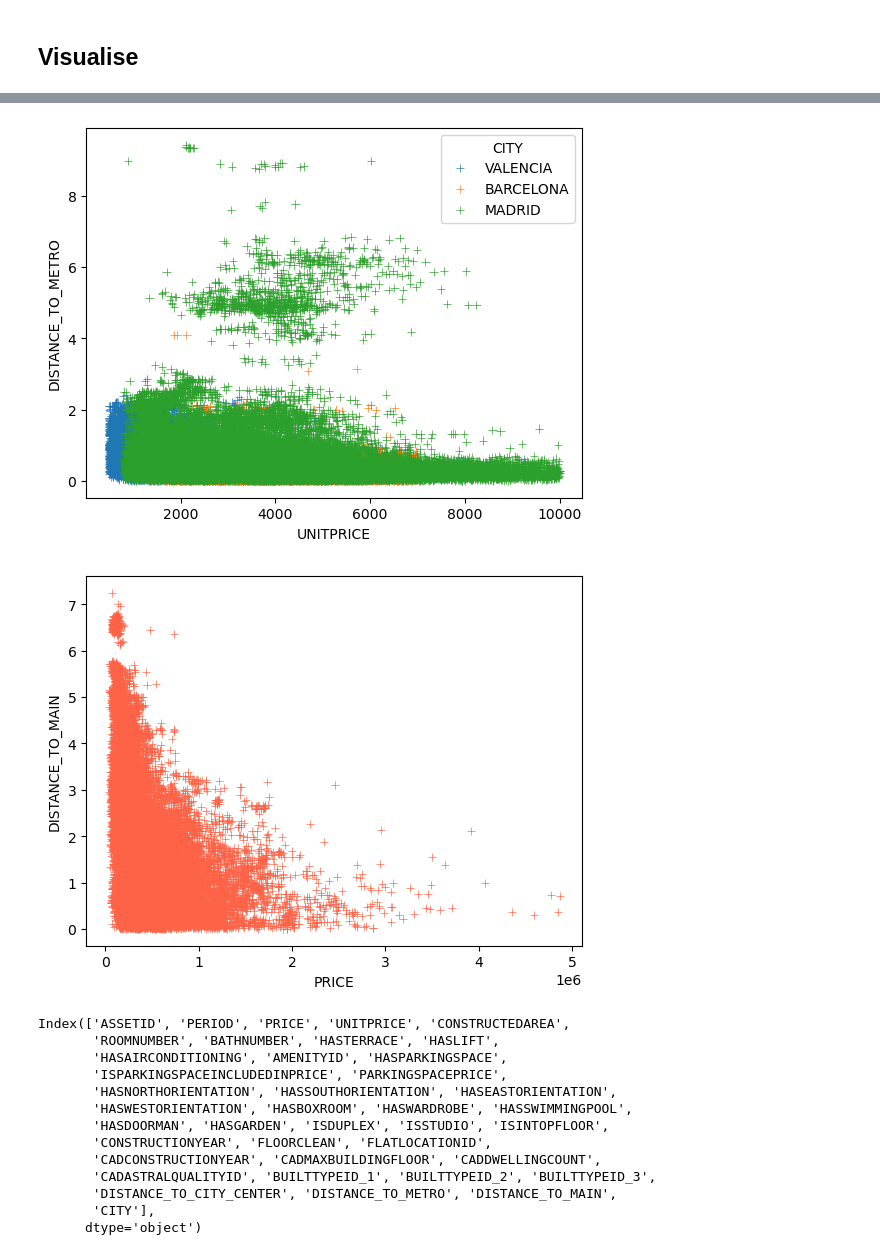
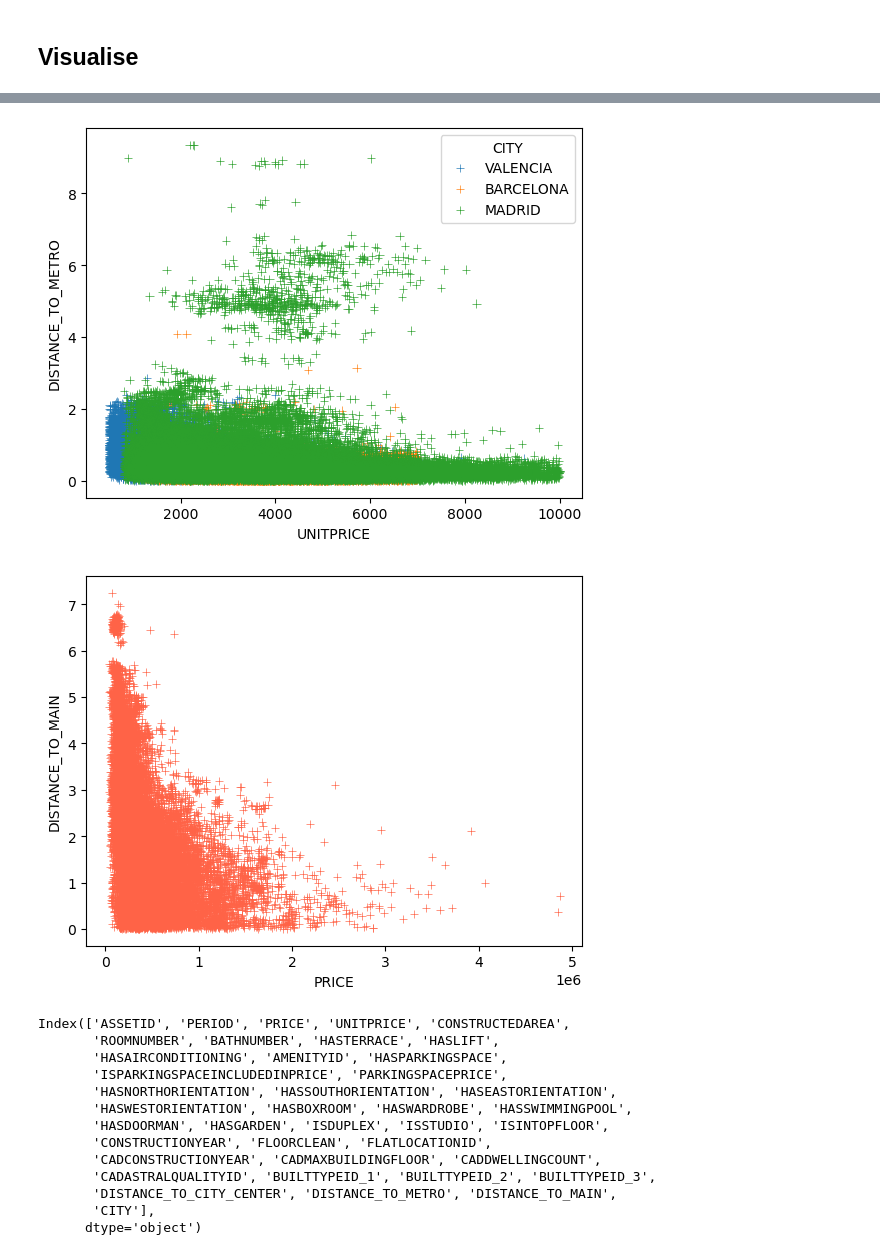
Before and after one commit to AlvaroCorrales/idealista18, a Jupyter notebook: experiments/explore.ipynb, the cells around one changed output, grey strips where cells are left out. Saved outputs shown, nothing was run; the diff lists cells and outputs as text; code cells hidden in the pictures.

```diff
--- a/experiments/explore.ipynb
+++ b/experiments/explore.ipynb
@@ -177,16 +177,16 @@ for car in caracteristics:
 [figure]
 ... (4 outputs left out)
 # %%
-sns.scatterplot(data = df[df['DISTANCE_TO_METRO']<100], x = 'UNITPRICE', y = 'DISTANCE_TO_METRO', hue = 'CITY', marker='+')
+sns.scatterplot(data = df_ded[df_ded['DISTANCE_TO_METRO']<100], x = 'UNITPRICE', y = 'DISTANCE_TO_METRO', hue = 'CITY', marker='+')
 plt.show()
 # %% [output]
-[figure, old version]
+[figure, new version]
 # %%
-sns.scatterplot(data = df_bcn[df_bcn['DISTANCE_TO_MAIN']<100], x = 'PRICE',
+sns.scatterplot(data = df_bcn_ded[df_bcn_ded['DISTANCE_TO_MAIN']<100], x = 'PRICE',
                 y = 'DISTANCE_TO_MAIN', marker='+', color = 'tomato')
 plt.show()
 # %% [output]
-[figure, old version]
+[figure, new version]
 # %%
 df_mad.columns
 # %% [output]
```
Also changed, not shown: parts of 5 cells of this notebook.
